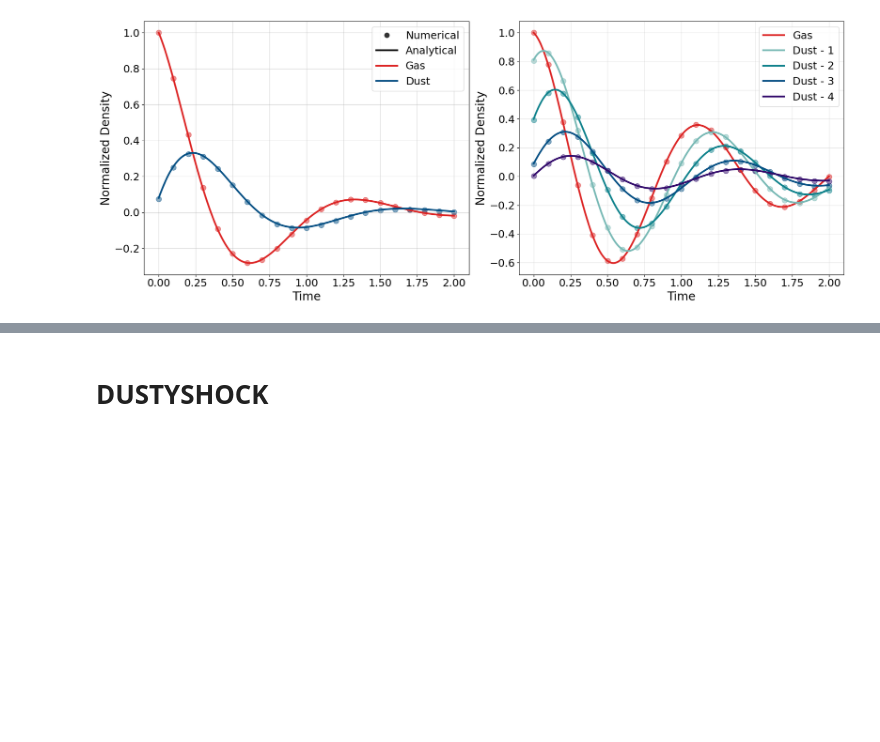
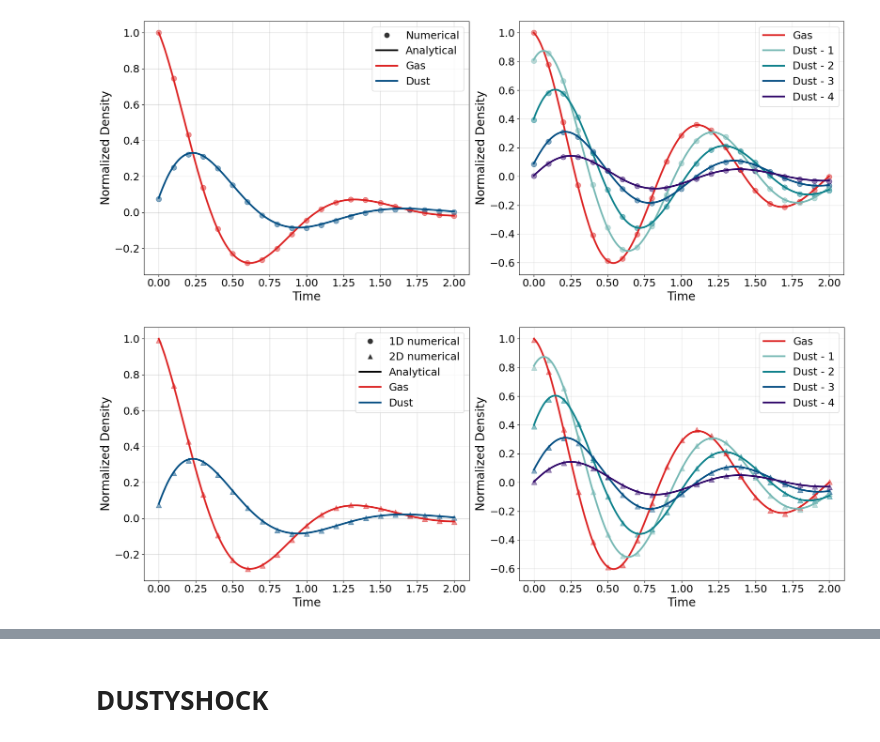
Before and after one commit to Giovanni-Tedeschi/pigpen, a Jupyter notebook: tests.ipynb, the cells around one changed output, grey strips where cells are left out. Drawn from its saved outputs; the diff is of its cells as text; code cells hidden in the pictures; blank space fills up the shorter version.

```diff
--- a/tests.ipynb
+++ b/tests.ipynb
@@ -277,3 +280,89 @@ fig.tight_layout()
 [0.00000000e+00 1.17177114e-03 2.34354240e-03 ... 1.99796539e+00
  1.99913725e+00 2.00000000e+00]
 [figure]
+# %%
+def fit_wave_2D(data, col, N, direction='y'):
+    """
+    For a 2D snapshot (N*N, N_vars), average over the perpendicular direction
+    and fit the wave along the propagation direction.
+    col: column index for the variable to fit (e.g. 0 for gas rho)
+    """
+    if direction == 'x':
+        field = data[:, col].reshape((N, N)).mean(axis=0)  # average over Y, fit along X
+    elif direction == 'y':
+        field = data[:, col].reshape((N, N)).mean(axis=1)  # average over X, fit along Y
+    x = np.linspace(0, 1, N)
+    popt, _ = curve_fit(wave, x, field, maxfev=int(1e5))
+    return popt[1] / popt[0]
+
+fig, axs = plt.subplots(1, 2, figsize=(18, 7))
+N2D = 64
+
+# Wave A: 2D, N_dims=2 -> columns: [gas_rho, gas_vx, gas_vy, gas_P, dust_rho, dust_vx, dust_vy, x, y, t]
+cols_A_2D = [0, 4]   # gas_rho, dust1_rho
+
+# Wave B: 2D, N_dims=2 -> columns: [gas_rho, gas_vx, gas_vy, gas_P, d1_rho, d1_vx, d1_vy, d2_rho, ..., x, y, t]
+cols_B_2D = [0, 4, 7, 10, 13]  # gas_rho, dust1..4_rho
+
+colors_A = ['#DC2525', '#065084']
+colors_B = ['#DC2525', '#78B9B5', '#0F828C', '#065084', '#320A6B']
+
+# 1D columns (N_dims=1): [gas_rho, gas_vx, gas_P, dust_rho, dust_vx, ..., x, t]
+cols_A_1D = [0, 3]
+cols_B_1D = [0, 3, 5, 7, 9]
+
+data_sol = np.loadtxt("solutions/wave_damping_A.txt")
+axs[0].plot(data_sol[:,0], data_sol[:,1], lw=3, color='#DC2525')
+axs[0].plot(data_sol[:,0], data_sol[:,2], lw=3, color='#065084')
+
+for i in range(0, 21):
+    # 2D wave A (y-direction)
+    data = np.loadtxt("%s/DUSTYWAVE/output_A_2D/DHD/%d.txt" % (test_folder, i))
+    for col, color in zip(cols_A_2D, colors_A):
+        axs[0].scatter(data[0, -1], fit_wave_2D(data, col, N2D, direction='y'),
+                       color=color, alpha=0.5, s=80, marker='^')
+
+axs[0].set_ylabel("Normalized Density", fontsize=20)
+axs[0].set_xlabel("Time", fontsize=20)
+axs[0].grid(alpha=0.5)
+
+
+data_sol = np.loadtxt("solutions/wave_damping_B.txt")
+for col_sol, color in zip(range(1, 6), colors_B):
+    axs[1].plot(data_sol[:,0], data_sol[:,col_sol], lw=3, color=color)
+
+for i in range(0, 21):
+    # 2D wave B (y-direction)
+    data = np.loadtxt("%s/DUSTYWAVE/output_B_2D/DHD/%d.txt" % (test_folder, i))
+    for col, color in zip(cols_B_2D, colors_B):
+        axs[1].scatter(data[0, -1], fit_wave_2D(data, col, N2D, direction='y'),
+                       color=color, alpha=0.5, s=80, marker='^')
+
+axs[1].set_ylabel("Normalized Density", fontsize=20)
+axs[1].set_xlabel("Time", fontsize=20)
+axs[1].grid(alpha=0.3)
+
+for ax in axs:
+    ax.tick_params(labelsize=18)
+
+legend_elements = [
+    Line2D([0], [0], marker='o', color='w', label='1D numerical', markerfacecolor='black', alpha=0.8, markersize=10),
+    Line2D([0], [0], marker='^', color='w', label='2D numerical', markerfacecolor='black', alpha=0.8, markersize=10),
+    Line2D([0], [0], color='black', label='Analytical', lw=3),
+    Line2D([0], [0], color='#DC2525', lw=3, label="Gas"),
+    Line2D([0], [0], color='#065084', lw=3, label="Dust"),
+]
+axs[0].legend(handles=legend_elements, fontsize=18)
+
+legend_elements = [
+    Line2D([0], [0], color='#DC2525', lw=3, label="Gas"),
+    Line2D([0], [0], color='#78B9B5', lw=3, label="Dust - 1"),
+    Line2D([0], [0], color='#0F828C', lw=3, label="Dust - 2"),
+    Line2D([0], [0], color='#065084', lw=3, label="Dust - 3"),
+    Line2D([0], [0], color='#320A6B', lw=3, label="Dust - 4"),
+]
+axs[1].legend(handles=legend_elements, fontsize=18)
+
+fig.tight_layout()
+# %% [output]
+[figure, added]
```
Also changed, not shown: parts of 8 cells of this notebook, 14 other files.
